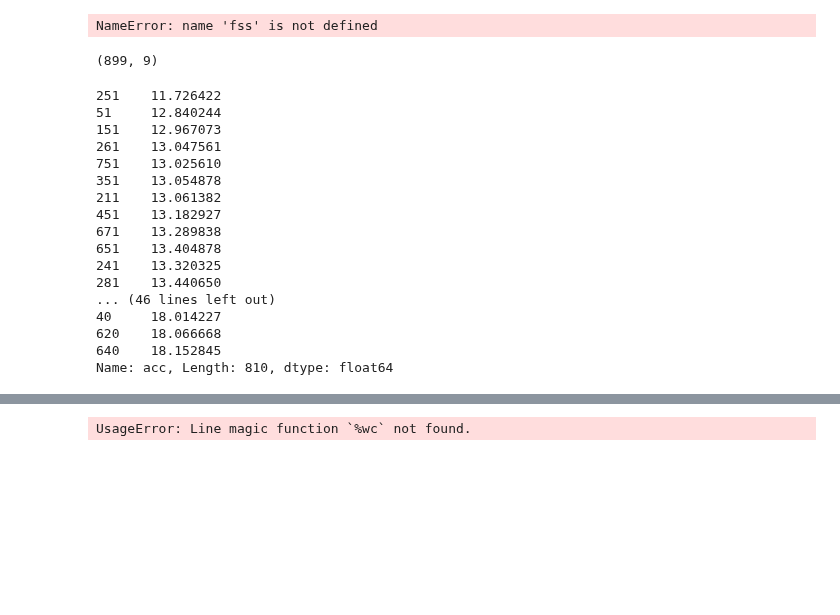
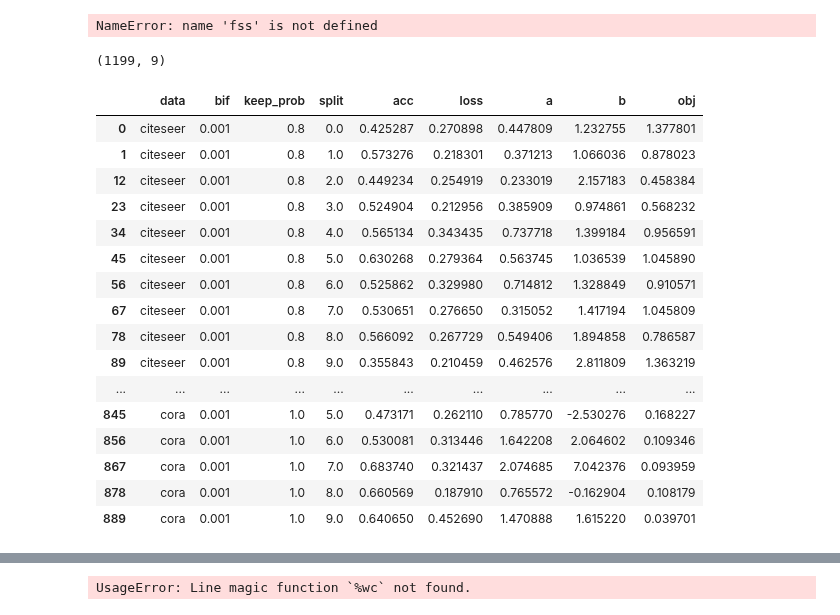
Before and after one commit to kojino/lpn, a Jupyter notebook: analyze_summary.ipynb, the cells around one changed output, grey strips where cells are left out. Drawn from its saved outputs; the diff is of its cells as text; code cells hidden in the pictures; blank space fills up the shorter version.

```diff
--- a/analyze_summary.ipynb
+++ b/analyze_summary.ipynb
@@ -1,5 +1,5 @@
 # %%
-lines = tuple(open('summary_2/grep.txt', 'r'))
+lines = tuple(open('summary/grep.txt', 'r'))
 # %%
 import os
 fs = os.listdir("summary_bif")
@@ -31,15 +31,16 @@ for f in fss:
 NameError: name 'fss' is not defined
 # %%
 # cols = ['lamda','split','t','acc','valacc','loss','a','b','obj']
-cols = ['bif','lamda','split','t','acc','loss','a','b','obj']
+cols = ['data','bif','keep_prob','split','acc','loss','a','b','obj']
 # cols = ['bif','lamda','split','t','valacc']
 # %%
 ress = []
 for i in range(int(len(lines)/3)):
-    a = lines[3*i].split('_')[2:-1]
+    a = lines[3*i].split('_')[3:]
+    a[-1] = a[-1].split('.')[0]
     b = lines[3*i+1].split(',')
     res = a+b
-    res = [float(el) for el in res]
+    res = [el for el in res]
     ress.append(res)
 # %%
 import pandas as pd
@@ -49,25 +49,26 @@ dfnonbif = df[df.bif==0.0]
 # dfbif = dfbif.sort_values(by=['split','t'])
 # %%
 df.shape
+# df = df[df.split <= ]
 # %% [output]
-(899, 9)
+(1199, 9)
-# %%
-df.loc[df.groupby(['split','t'])['acc'].idxmax()]['acc']
-# %% [output]
-251    11.726422
-51     12.840244
-151    12.967073
-261    13.047561
-751    13.025610
-351    13.054878
-211    13.061382
-451    13.182927
-671    13.289838
-651    13.404878
-241    13.320325
-281    13.440650
-... (46 lines left out)
-40     18.014227
-620    18.066668
-640    18.152845
-Name: acc, Length: 810, dtype: float64
+# %%
+df[(df.split<=9) & (df.bif!=0.0)]
+# %% [output]
+|  | data | bif | keep_prob | split | acc | loss | a | b | obj |
+| 0 | citeseer | 0.001 | 0.8 | 0.0 | 0.425287 | 0.270898 | 0.447809 | 1.232755 | 1.377801 |
+| 1 | citeseer | 0.001 | 0.8 | 1.0 | 0.573276 | 0.218301 | 0.371213 | 1.066036 | 0.878023 |
+| 12 | citeseer | 0.001 | 0.8 | 2.0 | 0.449234 | 0.254919 | 0.233019 | 2.157183 | 0.458384 |
+| 23 | citeseer | 0.001 | 0.8 | 3.0 | 0.524904 | 0.212956 | 0.385909 | 0.974861 | 0.568232 |
+| 34 | citeseer | 0.001 | 0.8 | 4.0 | 0.565134 | 0.343435 | 0.737718 | 1.399184 | 0.956591 |
+| 45 | citeseer | 0.001 | 0.8 | 5.0 | 0.630268 | 0.279364 | 0.563745 | 1.036539 | 1.045890 |
+| 56 | citeseer | 0.001 | 0.8 | 6.0 | 0.525862 | 0.329980 | 0.714812 | 1.328849 | 0.910571 |
+| 67 | citeseer | 0.001 | 0.8 | 7.0 | 0.530651 | 0.276650 | 0.315052 | 1.417194 | 1.045809 |
+| 78 | citeseer | 0.001 | 0.8 | 8.0 | 0.566092 | 0.267729 | 0.549406 | 1.894858 | 0.786587 |
+| 89 | citeseer | 0.001 | 0.8 | 9.0 | 0.355843 | 0.210459 | 0.462576 | 2.811809 | 1.363219 |
+| ... | ... | ... | ... | ... | ... | ... | ... | ... | ... |
+| 845 | cora | 0.001 | 1.0 | 5.0 | 0.473171 | 0.262110 | 0.785770 | -2.530276 | 0.168227 |
+| 856 | cora | 0.001 | 1.0 | 6.0 | 0.530081 | 0.313446 | 1.642208 | 2.064602 | 0.109346 |
+| 867 | cora | 0.001 | 1.0 | 7.0 | 0.683740 | 0.321437 | 2.074685 | 7.042376 | 0.093959 |
+| 878 | cora | 0.001 | 1.0 | 8.0 | 0.660569 | 0.187910 | 0.765572 | -0.162904 | 0.108179 |
+| 889 | cora | 0.001 | 1.0 | 9.0 | 0.640650 | 0.452690 | 1.470888 | 1.615220 | 0.039701 |
```
Also changed, not shown: parts of 5 cells of this notebook, 23 other files.
